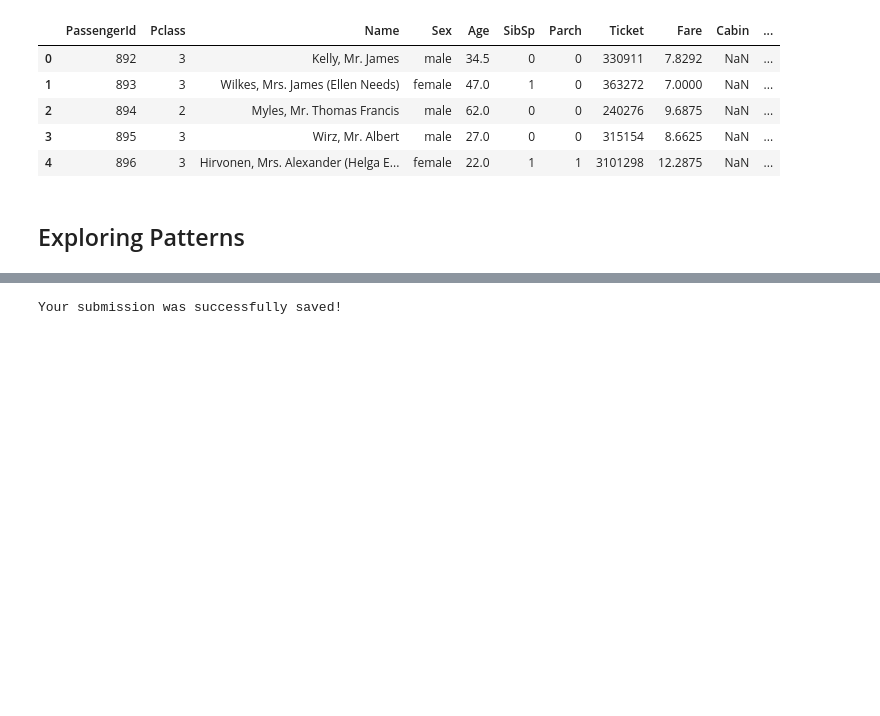
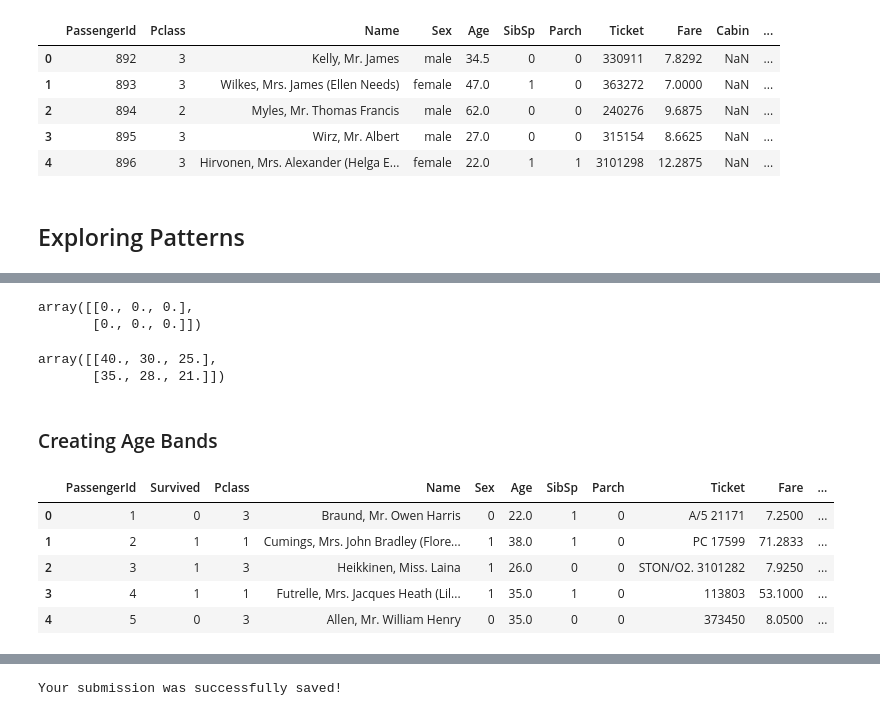
Before and after one commit to pheygiod/my_projects, a Jupyter notebook: to_complete/titanic.ipynb, the cells around one changed output, grey strips where cells are left out. Cells and saved outputs as stored; diff of their text form; code cells hidden in the pictures; blank space fills up the shorter version.

```diff
--- a/to_complete/titanic.ipynb
+++ b/to_complete/titanic.ipynb
@@ -58,5 +41,8 @@ test_data.head()
 | 2 | 894 | 2 | Myles, Mr. Thomas Francis | male | 62.0 | 0 | 0 | 240276 | 9.6875 | NaN | ... |
 | 3 | 895 | 3 | Wirz, Mr. Albert | male | 27.0 | 0 | 0 | 315154 | 8.6625 | NaN | ... |
 | 4 | 896 | 3 | Hirvonen, Mrs. Alexander (Helga E... | female | 22.0 | 1 | 1 | 3101298 | 12.2875 | NaN | ... |
+# %%
+# Combining training and test set
+combine = [train_data, test_data]
 # %% [markdown]
 ## Exploring Patterns
@@ -76,0 +88,45 @@ print("% of men who survived:", rate_men)
+# %%
+# Starting an empty numpy array to contain the guesses Age values based on the Sex and Pclass values combinations.
+guess_ages = np.zeros((2,3)) # first dimension set as 2 since Sex is binary; second dimension set as 3 since Pclass has 3 values
+guess_ages
+# %% [output]
+array([[0., 0., 0.],
+       [0., 0., 0.]])
+# %%
+# Converting the categorical feature of Sex into a binary one so that we can calculate the median afterwards
+train_data['Sex'] = train_data['Sex'].map( {'female': 1, 'male': 0} ).astype(int)
+test_data['Sex'] = test_data['Sex'].map( {'female': 1, 'male': 0} ).astype(int)
+# %%
+# Creating a nested for loop to iterate through Sex and Pclass to calculate guessed Age values
+for s in range(0, 2): # iterating through the sexes
+    for c in range(1, 4): # iterating through the classes
+        guess_df = train_data[(train_data['Sex'] == s) & \
+                              (train_data['Pclass'] == c)]['Age'].dropna() # creating a dataset with the sexes and the classes we are iterating through and dropping all the rows where age is missing
+        age_guess = guess_df.median() # calculating the median of the age of the row we are iterating through
+        guess_ages[s,c-1] = int(age_guess) # subtracting 1 to c to guess_ages because the range of classes is 1,2,3 but the array index is 0,1,2
+
+# Creating another nested loop to substitute null values with medians computed above
+for dataset in combine:
+    for s in range(0, 2): # iterating through the sexes
+        for c in range(1, 4): # iterating through the classes
+            dataset.loc[(dataset.Age.isnull()) & (dataset.Sex == s) & (dataset.Pclass == c), \
+                           'Age'] = guess_ages[s,c-1] # substituting null Age values with guessed ages
+# %%
+guess_ages
+# %% [output]
+array([[40., 30., 25.],
+       [35., 28., 21.]])
+# %% [markdown]
+### Creating Age Bands
+# %%
+# Creating age bands in both datasets
+for dataset in combine:
+    dataset['AgeBand'] = pd.cut(dataset['Age'], bins=[0, 16, 32, 48, 64, 80]) # converting ages (continuous variable) into groups of age ranges (categorical variable)
+train_data.head()
+# %% [output]
+|  | PassengerId | Survived | Pclass | Name | Sex | Age | SibSp | Parch | Ticket | Fare | ... |
+| 0 | 1 | 0 | 3 | Braund, Mr. Owen Harris | 0 | 22.0 | 1 | 0 | A/5 21171 | 7.2500 | ... |
+| 1 | 2 | 1 | 1 | Cumings, Mrs. John Bradley (Flore... | 1 | 38.0 | 1 | 0 | PC 17599 | 71.2833 | ... |
+| 2 | 3 | 1 | 3 | Heikkinen, Miss. Laina | 1 | 26.0 | 0 | 0 | STON/O2. 3101282 | 7.9250 | ... |
+| 3 | 4 | 1 | 1 | Futrelle, Mrs. Jacques Heath (Lil... | 1 | 35.0 | 1 | 0 | 113803 | 53.1000 | ... |
+| 4 | 5 | 0 | 3 | Allen, Mr. William Henry | 0 | 35.0 | 0 | 0 | 373450 | 8.0500 | ... |
```
Also changed, not shown: parts of 18 cells of this notebook.
